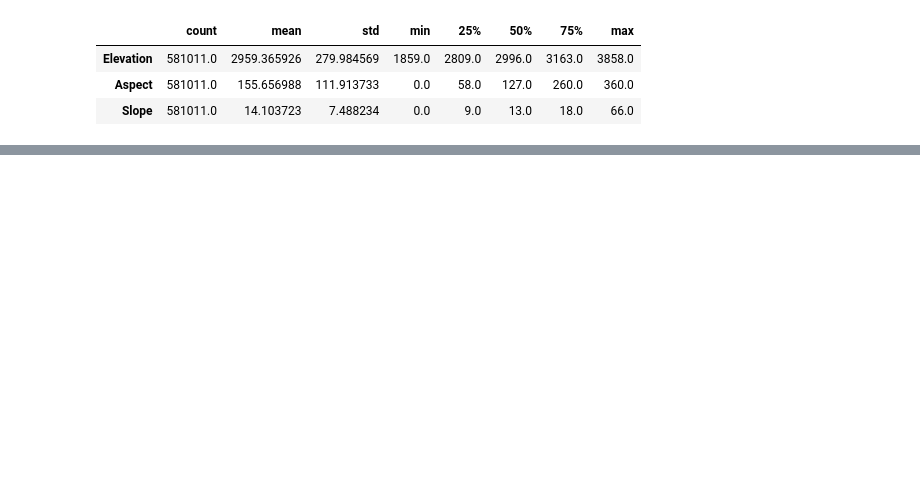
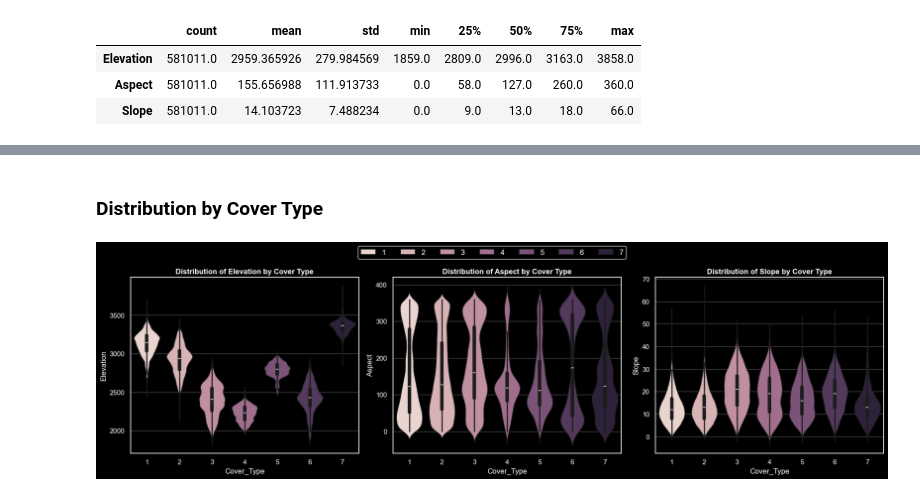
Before and after one commit to Volscente/DruidicGroveAI, a Jupyter notebook: notebooks/covertype/exploratory_data_analysis.ipynb, the cells around one changed output, grey strips where cells are left out. Cells and saved outputs as stored; diff of their text form; code cells hidden in the pictures; blank space fills up the shorter version.

```diff
--- a/notebooks/covertype/exploratory_data_analysis.ipynb
+++ b/notebooks/covertype/exploratory_data_analysis.ipynb
@@ -154,0 +179,30 @@ covertype_data[raw_numerical_features].describe().transpose()
+# %% [markdown]
+### Distribution by Cover Type
+# %%
+figure, ax = plt.subplots(1, 3, figsize=(18, 5))
+
+for index, column_name in enumerate(raw_numerical_features):
+    # Plot
+    sns.violinplot(ax=ax[index], x='Cover_Type', y=column_name, data=covertype_data, hue='Cover_Type')
+
+    # Title
+    ax[index].set_title(
+        f'Distribution of {column_name} by Cover Type',
+        fontweight="bold",
+        fontsize=12)
+
+    # Legend information
+    handles = ax[index].get_legend_handles_labels()[0]
+    labels = ax[index].get_legend_handles_labels()[1]
+    ax[index].legend().remove()
+
+    figure.legend(handles,
+              labels,
+              loc='upper center',
+              bbox_to_anchor=(0.5, 1.08),
+              fontsize=12,
+              ncol=covertype_data['Cover_Type'].nunique() + 1)
+
+plt.tight_layout()
+# %% [output]
+[figure, added]
```
Also changed, not shown: parts of 5 cells of this notebook, 1 other file.
